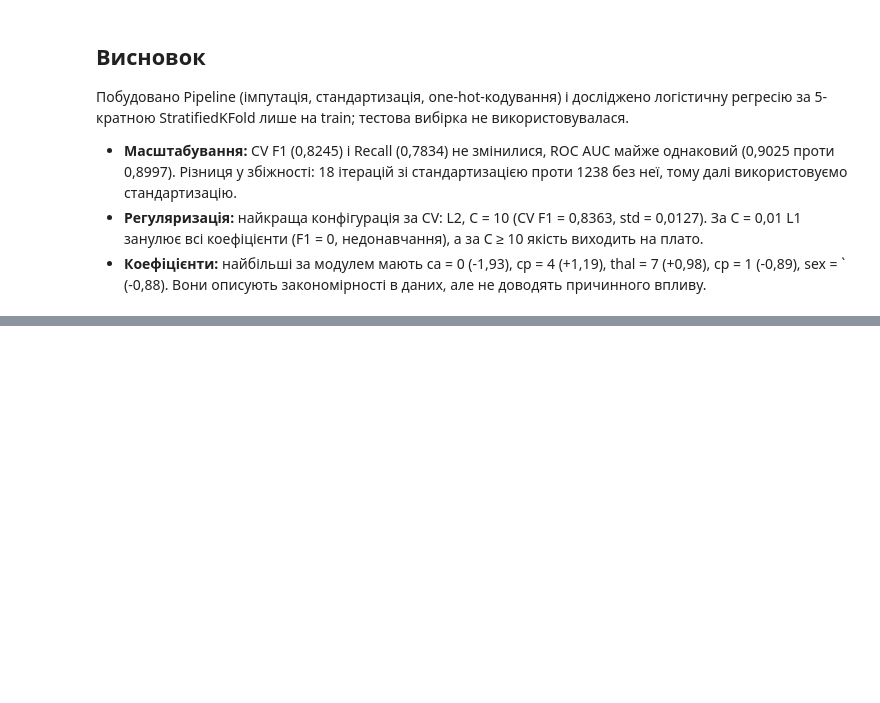
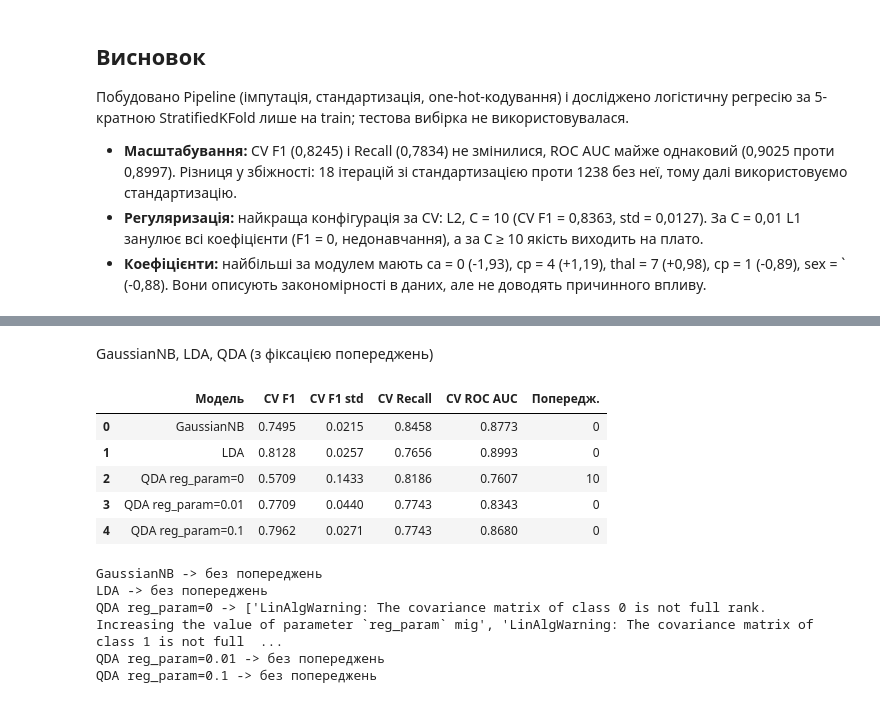
Before and after one commit to Oleh12342/pattern-recognition-practice, a Jupyter notebook: classification-mini-project/notebooks/PR04_Kulesh_O.ipynb, the cells around one changed output, grey strips where cells are left out. Drawn from its saved outputs; the diff is of its cells as text; code cells hidden in the pictures; blank space fills up the shorter version.

```diff
--- a/classification-mini-project/notebooks/PR04_Kulesh_O.ipynb
+++ b/classification-mini-project/notebooks/PR04_Kulesh_O.ipynb
@@ -325,0 +423,45 @@ display(coef_df.head(5).round(4))
+# %% [markdown]
+GaussianNB, LDA, QDA (з фіксацією попереджень)
+# %%
+def cv_with_warnings(pipeline, name, params=""):
+    with warnings.catch_warnings(record=True) as w:
+        warnings.simplefilter("always")
+        row = cv_summary(pipeline, name, params, n_jobs=1)
+    row["Попередж."] = len(w)
+    msgs = sorted({f"{x.category.__name__}: {str(x.message)[:100]}" for x in w})
+    return row, msgs
+
+def make_prob(clf):
+    return Pipeline([("preprocessor", preprocessor_scaled), ("classifier", clf)])
+
+prob_rows, prob_msgs = [], {}
+for name, clf, params in [
+    ("GaussianNB", GaussianNB(), "–"),
+    ("LDA", LinearDiscriminantAnalysis(), "solver=svd"),
+]:
+    row, msgs = cv_with_warnings(make_prob(clf), name, params)
+    prob_rows.append(row); prob_msgs[name] = msgs
+
+for rp in [0, 0.01, 0.1]:
+    row, msgs = cv_with_warnings(
+        make_prob(QuadraticDiscriminantAnalysis(reg_param=rp)),
+        f"QDA reg_param={rp}", f"reg_param={rp}")
+    prob_rows.append(row); prob_msgs[f"QDA reg_param={rp}"] = msgs
+
+prob_df = pd.DataFrame(prob_rows)
+display(prob_df[["Модель", "CV F1", "CV F1 std", "CV Recall", "CV ROC AUC", "Попередж."]].round(4))
+
+for k, v in prob_msgs.items():
+    print(k, "->", v if v else "без попереджень")
+# %% [output]
+|  | Модель | CV F1 | CV F1 std | CV Recall | CV ROC AUC | Попередж. |
+| 0 | GaussianNB | 0.7495 | 0.0215 | 0.8458 | 0.8773 | 0 |
+| 1 | LDA | 0.8128 | 0.0257 | 0.7656 | 0.8993 | 0 |
+| 2 | QDA reg_param=0 | 0.5709 | 0.1433 | 0.8186 | 0.7607 | 10 |
+| 3 | QDA reg_param=0.01 | 0.7709 | 0.0440 | 0.7743 | 0.8343 | 0 |
+| 4 | QDA reg_param=0.1 | 0.7962 | 0.0271 | 0.7743 | 0.8680 | 0 |
+GaussianNB -> без попереджень
+LDA -> без попереджень
+QDA reg_param=0 -> ['LinAlgWarning: The covariance matrix of class 0 is not full rank. Increasing the value of parameter `reg_param` mig', 'LinAlgWarning: The covariance matrix of class 1 is not full  ...
+QDA reg_param=0.01 -> без попереджень
+QDA reg_param=0.1 -> без попереджень
```
Also changed, not shown: parts of 17 cells of this notebook.
